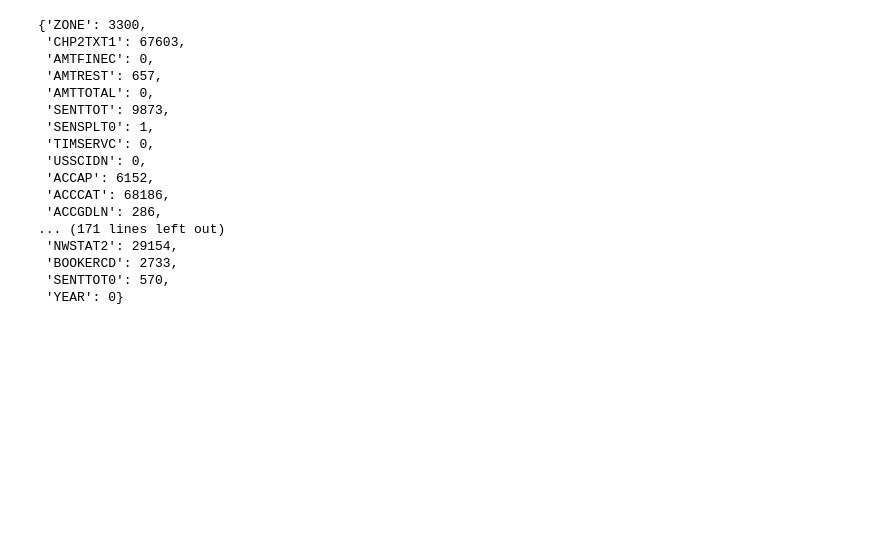
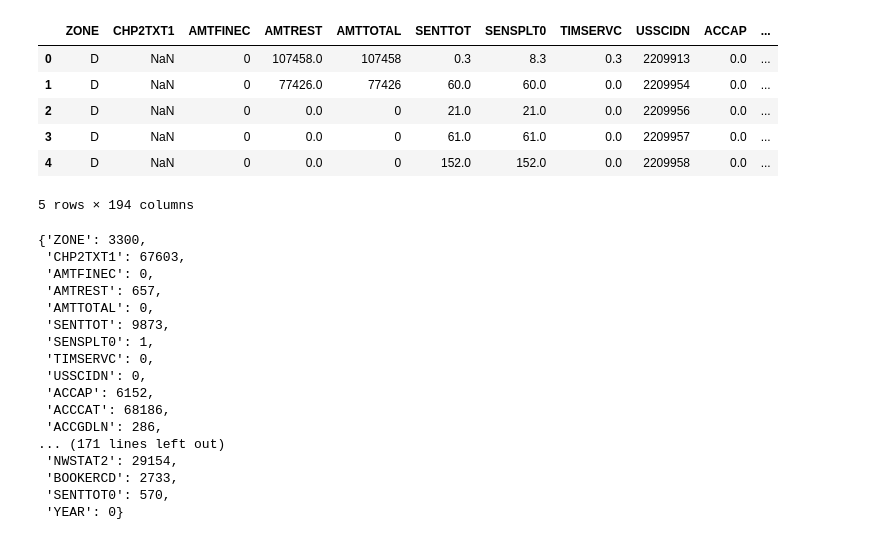
Before and after one commit to jenwhitson/sentencing_project, a Jupyter notebook: notebooks/individual_offender_eda.ipynb, the cells around one changed output. Drawn from its saved outputs; the diff is of its cells as text; code cells hidden in the pictures; blank space fills up the shorter version.

```diff
--- a/notebooks/individual_offender_eda.ipynb
+++ b/notebooks/individual_offender_eda.ipynb
@@ -15,3 +21,22 @@ opafy19 = pd.read_csv('../data/opafy19trim.csv')
+# %%
+opafy15 = pd.merge(opafy15, violence15,
+                  on = 'USSCIDN', how = 'left')
+opafy16 = pd.merge(opafy16, violence16,
+                  on = 'USSCIDN', how = 'left')
+opafy17 = pd.merge(opafy17, violence17,
+                  on = 'USSCIDN', how = 'left')
+opafy18 = pd.merge(opafy18, violence18,
+                  on = 'USSCIDN', how = 'left')
+opafy19 = pd.merge(opafy19, violence19,
+                  on = 'USSCIDN', how = 'left')
+# %% [output]
+|  | ZONE | CHP2TXT1 | AMTFINEC | AMTREST | AMTTOTAL | SENTTOT | SENSPLT0 | TIMSERVC | USSCIDN | ACCAP | ... |
+| 0 | D | NaN | 0 | 107458.0 | 107458 | 0.3 | 8.3 | 0.3 | 2209913 | 0.0 | ... |
+| 1 | D | NaN | 0 | 77426.0 | 77426 | 60.0 | 60.0 | 0.0 | 2209954 | 0.0 | ... |
+| 2 | D | NaN | 0 | 0.0 | 0 | 21.0 | 21.0 | 0.0 | 2209956 | 0.0 | ... |
+| 3 | D | NaN | 0 | 0.0 | 0 | 61.0 | 61.0 | 0.0 | 2209957 | 0.0 | ... |
+| 4 | D | NaN | 0 | 0.0 | 0 | 152.0 | 152.0 | 0.0 | 2209958 | 0.0 | ... |
+5 rows × 194 columns
 # %%
 opafy15['YEAR'] = 2015
 opafy16['YEAR'] = 2016
```
Also changed, not shown: parts of 17 cells of this notebook.
